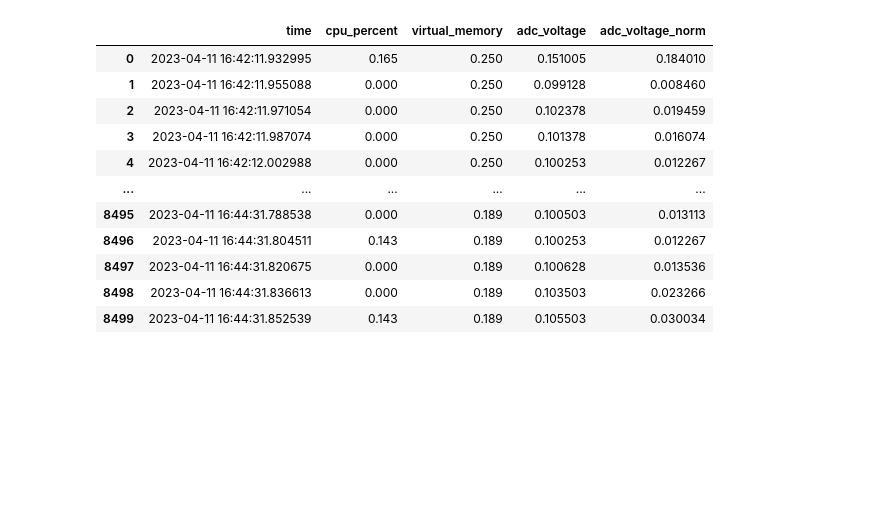
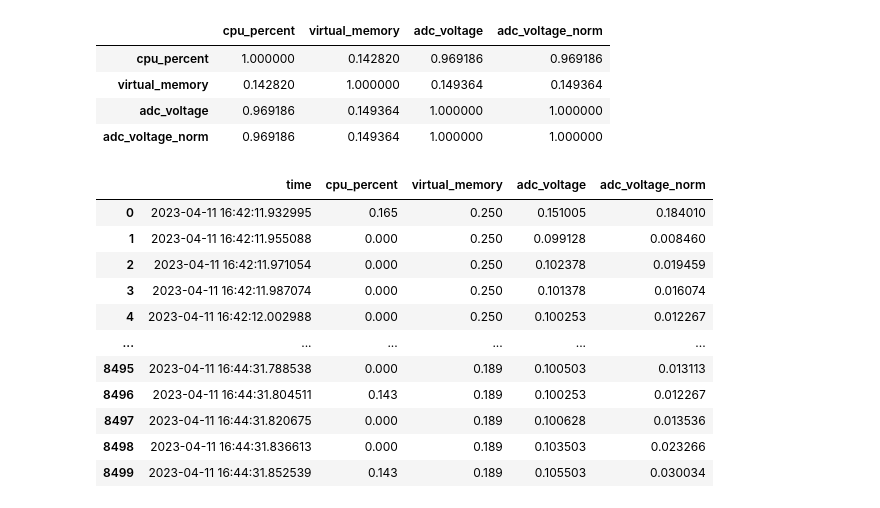
Before and after one commit to radshield/raspi-sel, a Jupyter notebook: analysis/cycles.ipynb, the cells around one changed output. Saved outputs shown, nothing was run; the diff lists cells and outputs as text; code cells hidden in the pictures; blank space fills up the shorter version.

```diff
--- a/analysis/cycles.ipynb
+++ b/analysis/cycles.ipynb
@@ -43,3 +43,11 @@ plt.tick_params(
+# %%
+cpu_df.drop('time', axis=1).corr()
+# %% [output]
+|  | cpu_percent | virtual_memory | adc_voltage | adc_voltage_norm |
+| cpu_percent | 1.000000 | 0.142820 | 0.969186 | 0.969186 |
+| virtual_memory | 0.142820 | 1.000000 | 0.149364 | 0.149364 |
+| adc_voltage | 0.969186 | 0.149364 | 1.000000 | 1.000000 |
+| adc_voltage_norm | 0.969186 | 0.149364 | 1.000000 | 1.000000 |
 # %%
 mem_df = pd.read_csv('../results/cycle_mem.csv')
 
```
Also changed, not shown: parts of 3 cells of this notebook, 6 other files.
